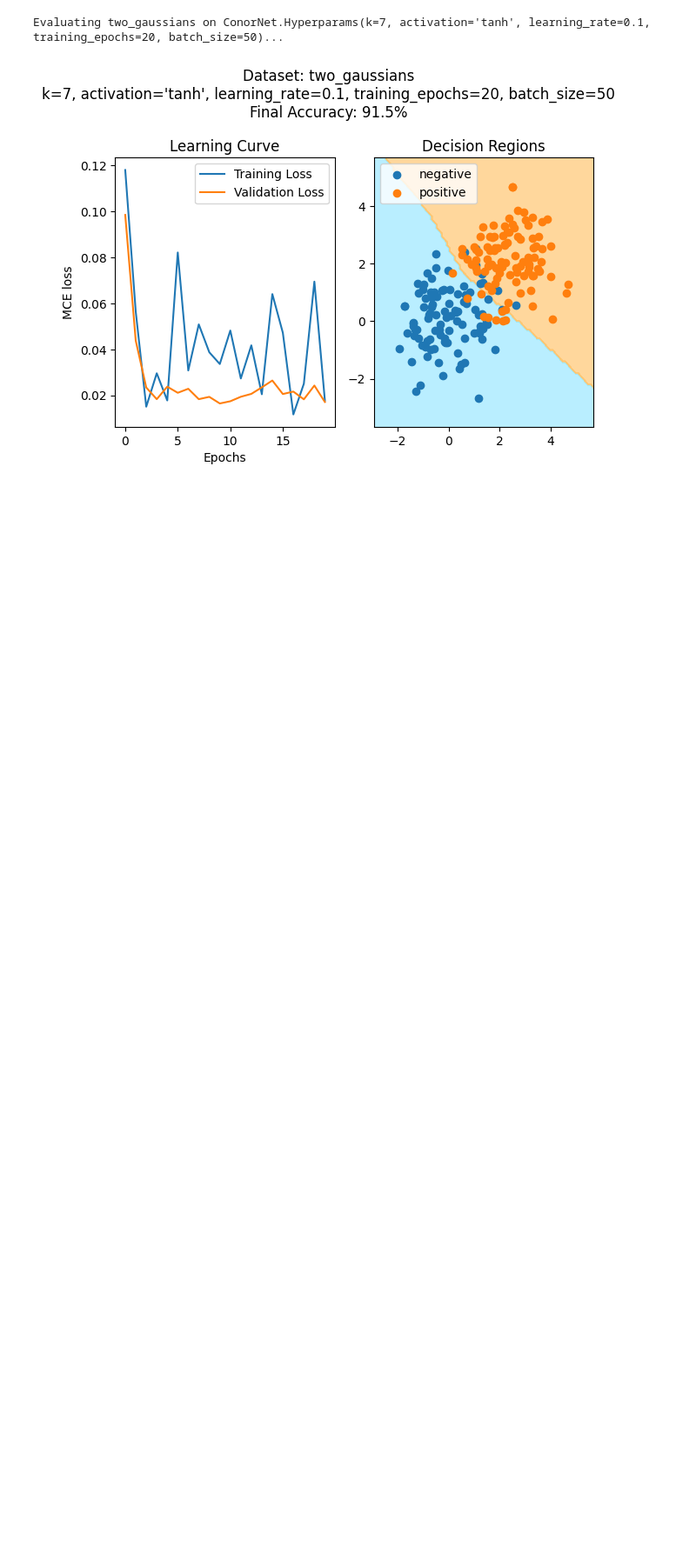
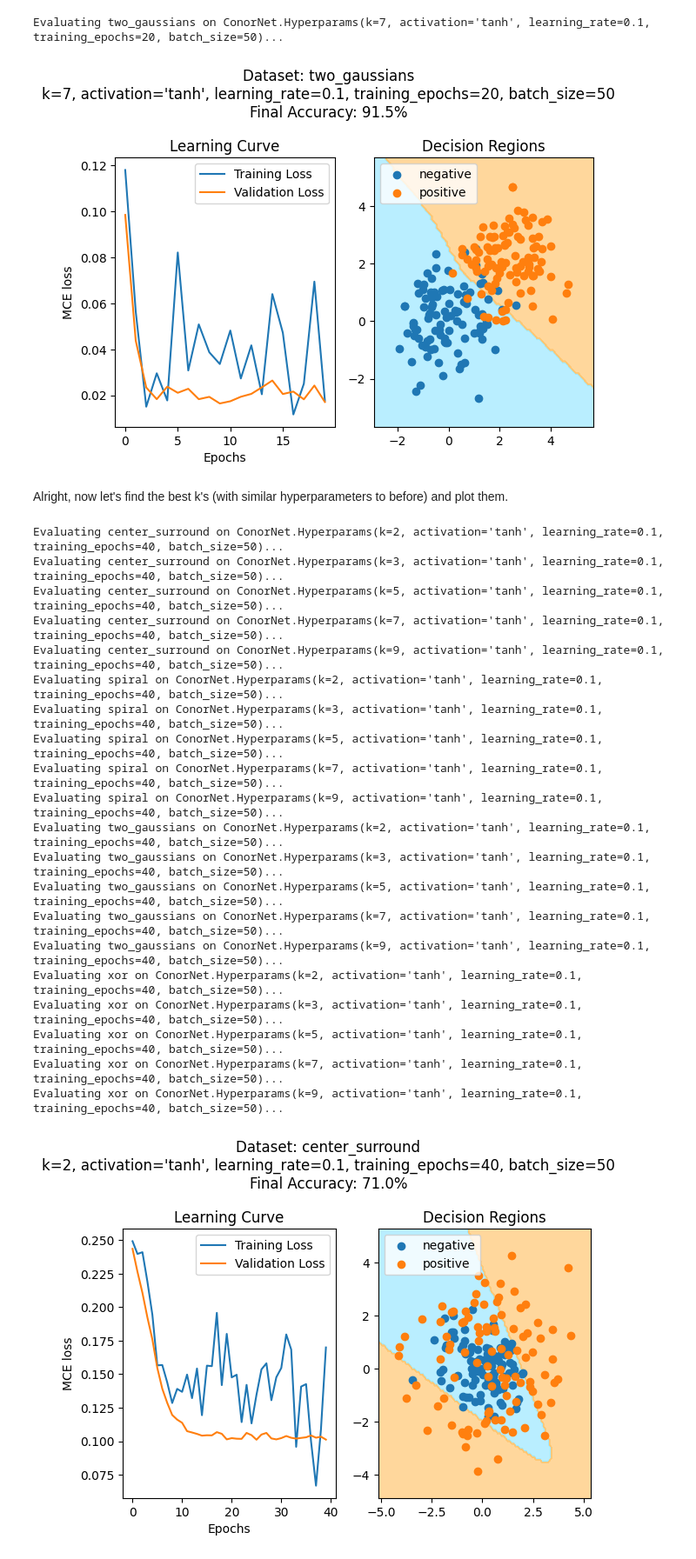
Before and after one commit to cwoodhayes/MSAI437_homework, a Jupyter notebook: cwh_hw1.ipynb, the cells around one changed output. Shown at 87% size. Drawn from its saved outputs; the diff is of its cells as text; code cells hidden in the pictures; blank space fills up the shorter version.

```diff
--- a/cwh_hw1.ipynb
+++ b/cwh_hw1.ipynb
@@ -627,9 +627,9 @@ def plot_decision_regions(
 ################# end plotting helpers
 
 
-def eval_and_plot(dset_to_params: dict[str, ConorNet.Hyperparams], use_mce: bool = True) -> None:
+def eval_and_plot(dset_params: Iterable[tuple[str, ConorNet.Hyperparams]], use_mce: bool = True) -> None:
     # evaluate the model on test & train
-    for dset_name, hparams in dset_to_params.items():
+    for dset_name, hparams in dset_params:
         # rerun each so we collect the right data
         run = TrainAndTestRun(hparams, dset_name, use_mce)
         res = run.eval()
@@ -661,7 +661,7 @@ def eval_and_plot(dset_to_params: dict[str, ConorNet.Hyperparams], use_mce: bool
         plt.tight_layout()
 
 torch.manual_seed(0)
-eval_and_plot(best_params_per_dataset)
+eval_and_plot(best_params_per_dataset.items())
 # %% [output]
 Evaluating two_gaussians on ConorNet.Hyperparams(k=2, activation='tanh', learning_rate=0.1, training_epochs=20, batch_size=50)...
 Evaluating center_surround on ConorNet.Hyperparams(k=5, activation='tanh', learning_rate=0.1, training_epochs=20, batch_size=50)...
@@ -685,3 +687,52 @@ eval_and_plot({"two_gaussians": ConorNet.Hyperparams(learning_rate=0.1, training
 # %% [output]
 Evaluating two_gaussians on ConorNet.Hyperparams(k=7, activation='tanh', learning_rate=0.1, training_epochs=20, batch_size=50)...
 [figure]
+# %% [markdown]
+Alright, now let's find the best k's (with similar hyperparameters to before) and plot them.
+# %%
+# gonna use the new class here rather than the old code. I think will be easier
+def iterate_hyperparams_k():
+    """Iterator for varying k in the hyperparams, with all others set to good values"""
+    k = [2, 3, 5, 7, 9]
+    acts = ["tanh"]
+    learns = [0.1]
+    # gonna try increasing this here just for kicks
+    epochs = [40]
+    batch = [50]
+
+    for k, act, lr, ep, bs in product(k, acts, learns, epochs, batch):
+        yield ConorNet.Hyperparams(k=k, activation=act, learning_rate=lr, training_epochs=ep, batch_size=bs)
+
+def find_best_k_mse():
+    combos = []
+    for dset_name in DSETS.keys():
+        for hp in iterate_hyperparams_k():
+            combos.append((dset_name, hp))
+
+    # why not just plot everything? easy to now. will be interesting to see all of the plots.
+    torch.manual_seed(0)
+    eval_and_plot(combos, use_mce=False)
+
+find_best_k_mse()
+# %% [output]
+Evaluating center_surround on ConorNet.Hyperparams(k=2, activation='tanh', learning_rate=0.1, training_epochs=40, batch_size=50)...
+Evaluating center_surround on ConorNet.Hyperparams(k=3, activation='tanh', learning_rate=0.1, training_epochs=40, batch_size=50)...
+Evaluating center_surround on ConorNet.Hyperparams(k=5, activation='tanh', learning_rate=0.1, training_epochs=40, batch_size=50)...
+Evaluating center_surround on ConorNet.Hyperparams(k=7, activation='tanh', learning_rate=0.1, training_epochs=40, batch_size=50)...
+Evaluating center_surround on ConorNet.Hyperparams(k=9, activation='tanh', learning_rate=0.1, training_epochs=40, batch_size=50)...
+Evaluating spiral on ConorNet.Hyperparams(k=2, activation='tanh', learning_rate=0.1, training_epochs=40, batch_size=50)...
+Evaluating spiral on ConorNet.Hyperparams(k=3, activation='tanh', learning_rate=0.1, training_epochs=40, batch_size=50)...
+Evaluating spiral on ConorNet.Hyperparams(k=5, activation='tanh', learning_rate=0.1, training_epochs=40, batch_size=50)...
+Evaluating spiral on ConorNet.Hyperparams(k=7, activation='tanh', learning_rate=0.1, training_epochs=40, batch_size=50)...
+Evaluating spiral on ConorNet.Hyperparams(k=9, activation='tanh', learning_rate=0.1, training_epochs=40, batch_size=50)...
+Evaluating two_gaussians on ConorNet.Hyperparams(k=2, activation='tanh', learning_rate=0.1, training_epochs=40, batch_size=50)...
+Evaluating two_gaussians on ConorNet.Hyperparams(k=3, activation='tanh', learning_rate=0.1, training_epochs=40, batch_size=50)...
+Evaluating two_gaussians on ConorNet.Hyperparams(k=5, activation='tanh', learning_rate=0.1, training_epochs=40, batch_size=50)...
+Evaluating two_gaussians on ConorNet.Hyperparams(k=7, activation='tanh', learning_rate=0.1, training_epochs=40, batch_size=50)...
+Evaluating two_gaussians on ConorNet.Hyperparams(k=9, activation='tanh', learning_rate=0.1, training_epochs=40, batch_size=50)...
+Evaluating xor on ConorNet.Hyperparams(k=2, activation='tanh', learning_rate=0.1, training_epochs=40, batch_size=50)...
+Evaluating xor on ConorNet.Hyperparams(k=3, activation='tanh', learning_rate=0.1, training_epochs=40, batch_size=50)...
+Evaluating xor on ConorNet.Hyperparams(k=5, activation='tanh', learning_rate=0.1, training_epochs=40, batch_size=50)...
+Evaluating xor on ConorNet.Hyperparams(k=7, activation='tanh', learning_rate=0.1, training_epochs=40, batch_size=50)...
+Evaluating xor on ConorNet.Hyperparams(k=9, activation='tanh', learning_rate=0.1, training_epochs=40, batch_size=50)...
+[figure, added]
```
Also changed, not shown: parts of 4 cells of this notebook.
